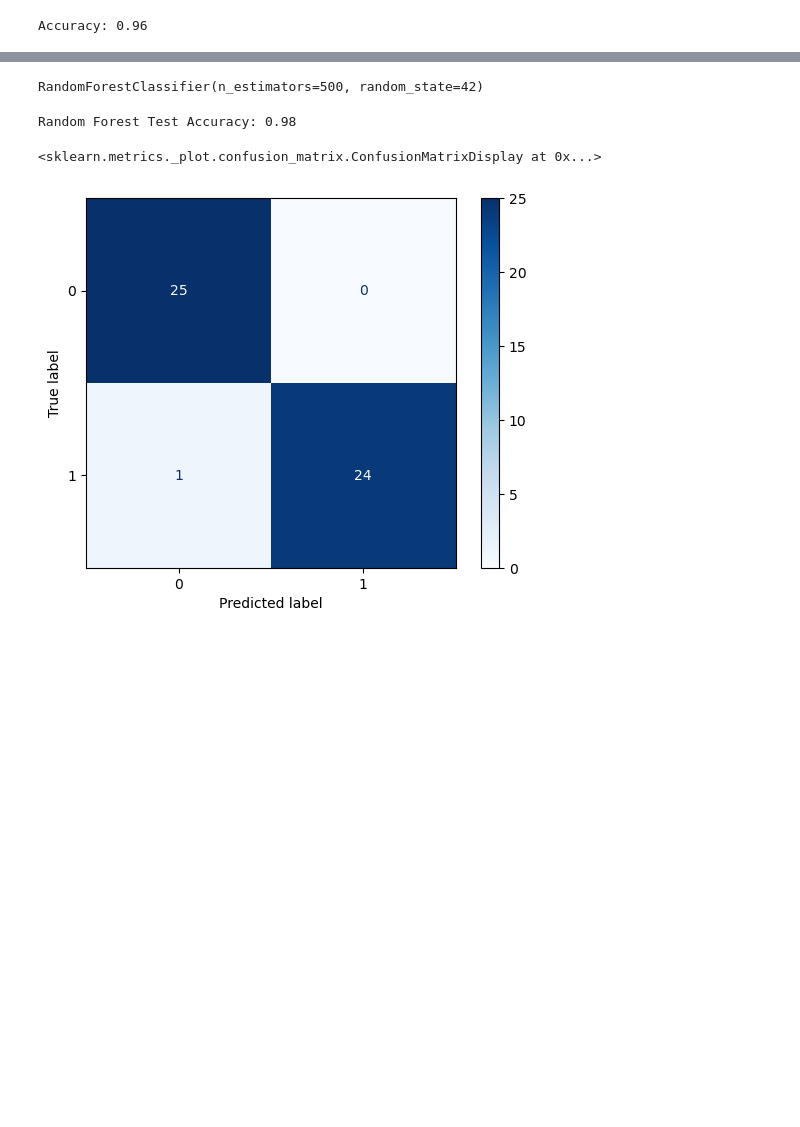
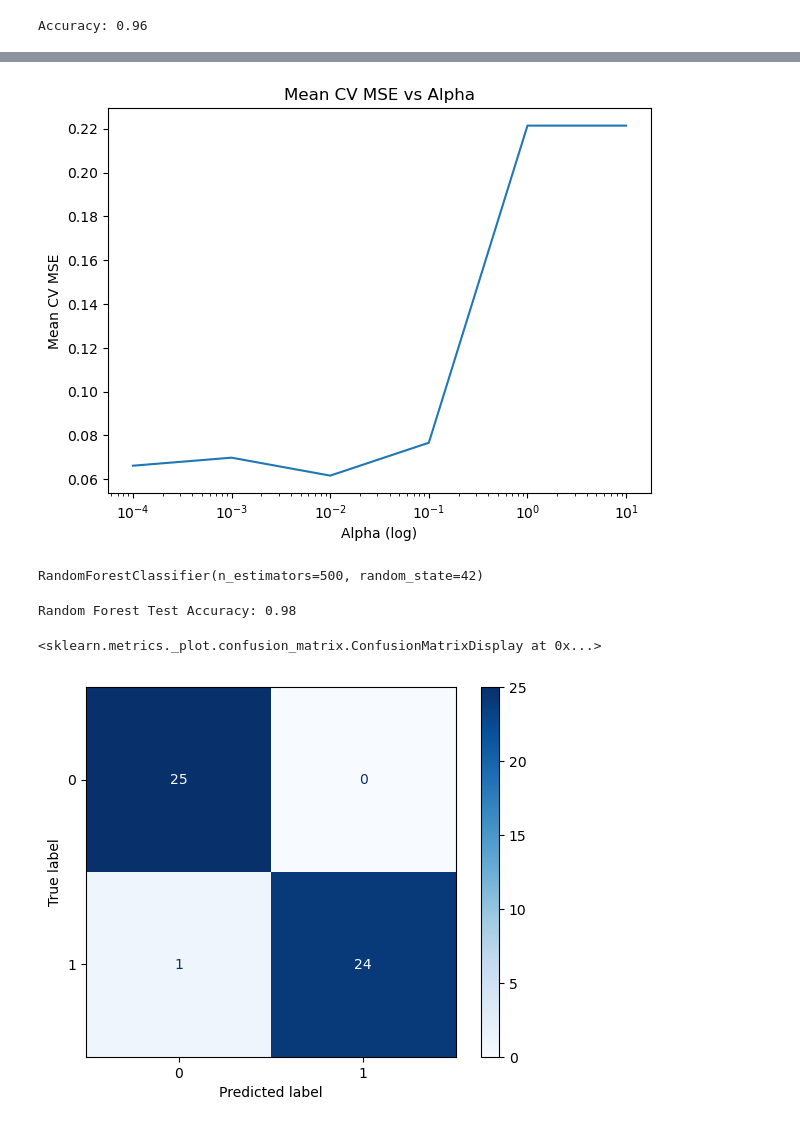
Before and after one commit to Shedglitter/CMSE381-KidneyProject, a Jupyter notebook: KidneyProjectWorks.ipynb, the cells around one changed output, grey strips where cells are left out. Cells and saved outputs as stored; diff of their text form; code cells hidden in the pictures; blank space fills up the shorter version.

```diff
--- a/KidneyProjectWorks.ipynb
+++ b/KidneyProjectWorks.ipynb
@@ -157,3 +179,21 @@ Accuracy: 0.96
+# %%
+results = pd.DataFrame(grid_lasso.cv_results_)
+
+alphas = results['param_alpha'].astype(float)
+mean_mse = -results['mean_test_score']
+
+plt.figure(figsize=(7,5))
+plt.plot(alphas, mean_mse)
+plt.xscale('log')
+plt.xlabel("Alpha (log)")
+plt.ylabel("Mean CV MSE")
+plt.title("Mean CV MSE vs Alpha")
+
+best_alpha = grid_lasso.best_params_['alpha']
+
+plt.show()
+# %% [output]
+[figure, added]
 # %%
 rf = RandomForestClassifier(n_estimators = 500, max_depth=None, min_samples_split=2, random_state=42)
 # %%
```
Also changed, not shown: parts of 10 cells of this notebook, 2 other files.
